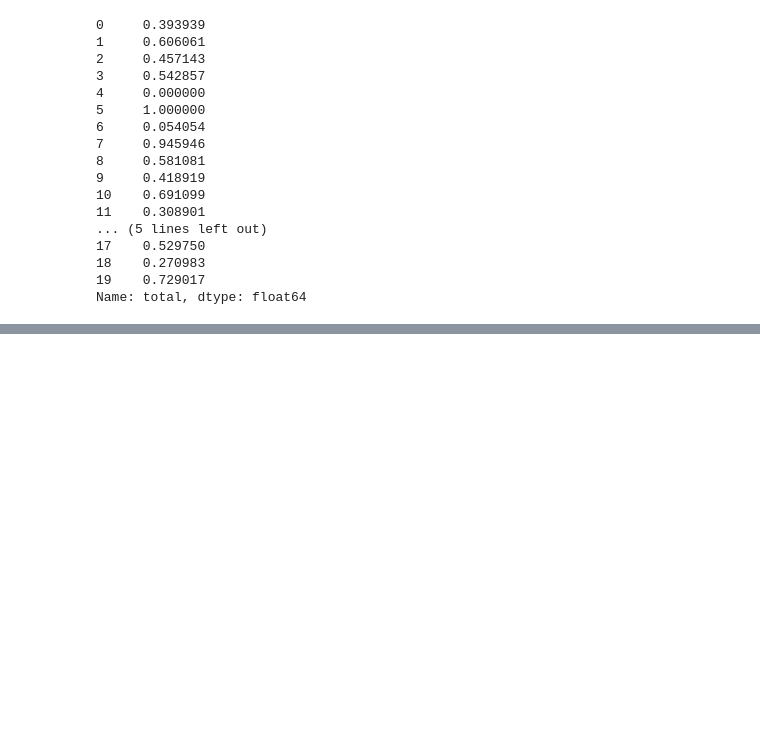
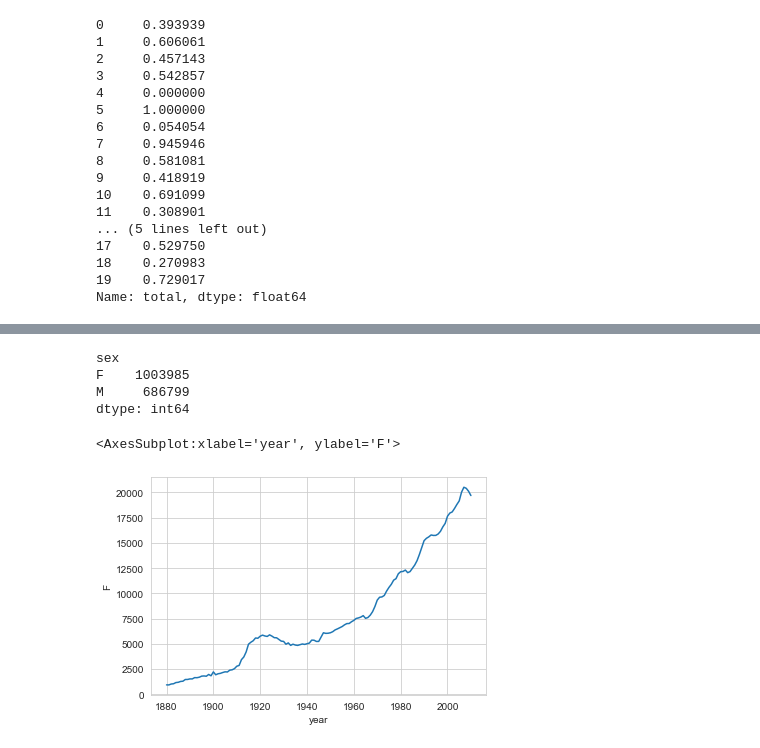
Before and after one commit to wfy0508/LearningPython, a Jupyter notebook: dataAnalysis/chapter14.ipynb, the cells around one changed output, grey strips where cells are left out. Drawn from its saved outputs; the diff is of its cells as text; code cells hidden in the pictures; blank space fills up the shorter version.

```diff
--- a/dataAnalysis/chapter14.ipynb
+++ b/dataAnalysis/chapter14.ipynb
@@ -334,0 +574,11 @@ Name: total, dtype: float64
+# %%
+# 首先读取数据，每一年的数据存放于一个文件中，将其合并到一起
+years = range(1880, 2011)
+pieces = []
+columns = ['name', 'sex', 'births']
+for year in years:
+    path = './examples/babynames/yob' + str(year) + '.txt'
+    frame = pd.read_table(path, names=columns, sep=',')
+    frame['year'] = year
+    pieces.append(frame)
+names = pd.concat(pieces, ignore_index=True)
@@ -334,0 +594,17 @@ Name: total, dtype: float64
+# %%
+names.groupby('sex').size()
+# %% [output]
+sex
+F    1003985
+M     686799
+dtype: int64
+# %%
+import seaborn as sns
+
+# 汇总每年出生小孩的数量
+year_born_cnt = names.groupby(['year', 'sex']).size().unstack()
+# 画图
+sns.lineplot(y=year_born_cnt.F, x=year_born_cnt.index)
+# %% [output]
+<AxesSubplot:xlabel='year', ylabel='F'>
+[figure, added]
```
Also changed, not shown: parts of 30 cells of this notebook, 2 other files.
